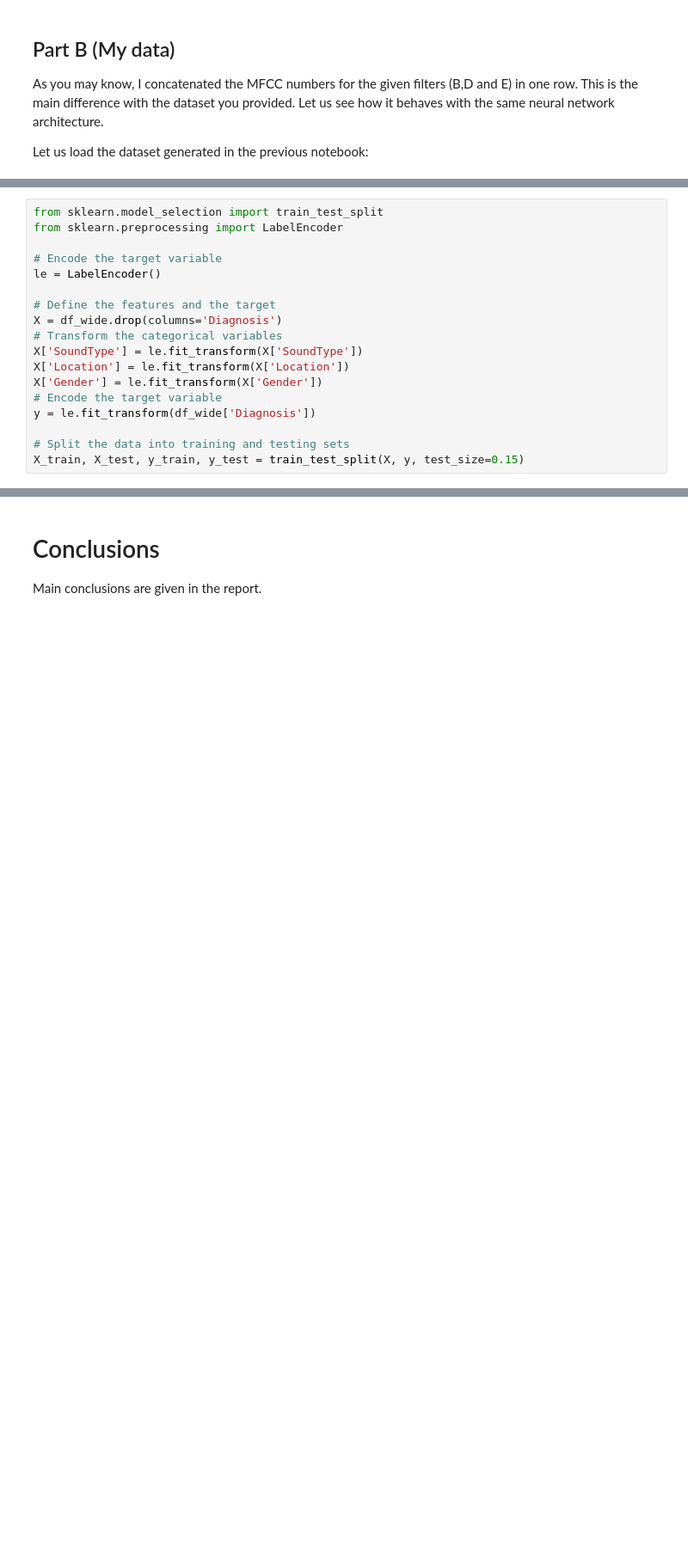
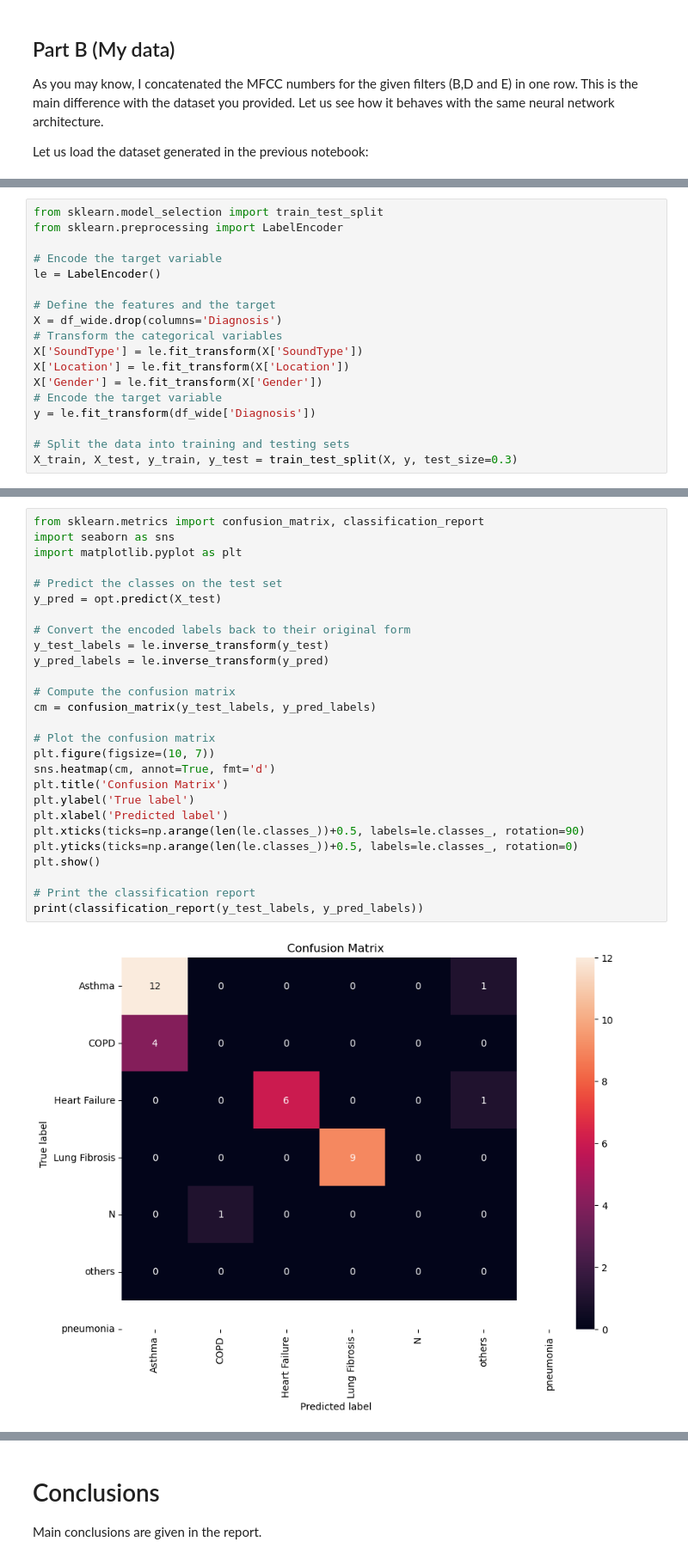
Before and after one commit to nikorose87/TechChallengeSamay, a Jupyter notebook: Notebooks/SamayColab/[NP]_Technical_assesment__Senior_ML_engineer_Part_2.ipynb, the cells around one changed output, grey strips where cells are left out. Shown at 86% size. Cells and saved outputs as stored; diff of their text form; blank space fills up the shorter version.

```diff
--- a/Notebooks/SamayColab/[NP]_Technical_assesment__Senior_ML_engineer_Part_2.ipynb
+++ b/Notebooks/SamayColab/[NP]_Technical_assesment__Senior_ML_engineer_Part_2.ipynb
@@ -707,4 +691,4 @@ X['Gender'] = le.fit_transform(X['Gender'])
 y = le.fit_transform(df_wide['Diagnosis'])
 
 # Split the data into training and testing sets
-X_train, X_test, y_train, y_test = train_test_split(X, y, test_size=0.15)
+X_train, X_test, y_train, y_test = train_test_split(X, y, test_size=0.3)
@@ -752,0 +740,29 @@ weighted avg       0.26      0.41      0.31        17
+# %%
+from sklearn.metrics import confusion_matrix, classification_report
+import seaborn as sns
+import matplotlib.pyplot as plt
+
+# Predict the classes on the test set
+y_pred = opt.predict(X_test)
+
+# Convert the encoded labels back to their original form
+y_test_labels = le.inverse_transform(y_test)
+y_pred_labels = le.inverse_transform(y_pred)
+
+# Compute the confusion matrix
+cm = confusion_matrix(y_test_labels, y_pred_labels)
+
+# Plot the confusion matrix
+plt.figure(figsize=(10, 7))
+sns.heatmap(cm, annot=True, fmt='d')
+plt.title('Confusion Matrix')
+plt.ylabel('True label')
+plt.xlabel('Predicted label')
+plt.xticks(ticks=np.arange(len(le.classes_))+0.5, labels=le.classes_, rotation=90)
+plt.yticks(ticks=np.arange(len(le.classes_))+0.5, labels=le.classes_, rotation=0)
+plt.show()
+
+# Print the classification report
+print(classification_report(y_test_labels, y_pred_labels))
+# %% [output]
+[figure, added]
```
Also changed, not shown: parts of 14 cells of this notebook, 2 other files.
